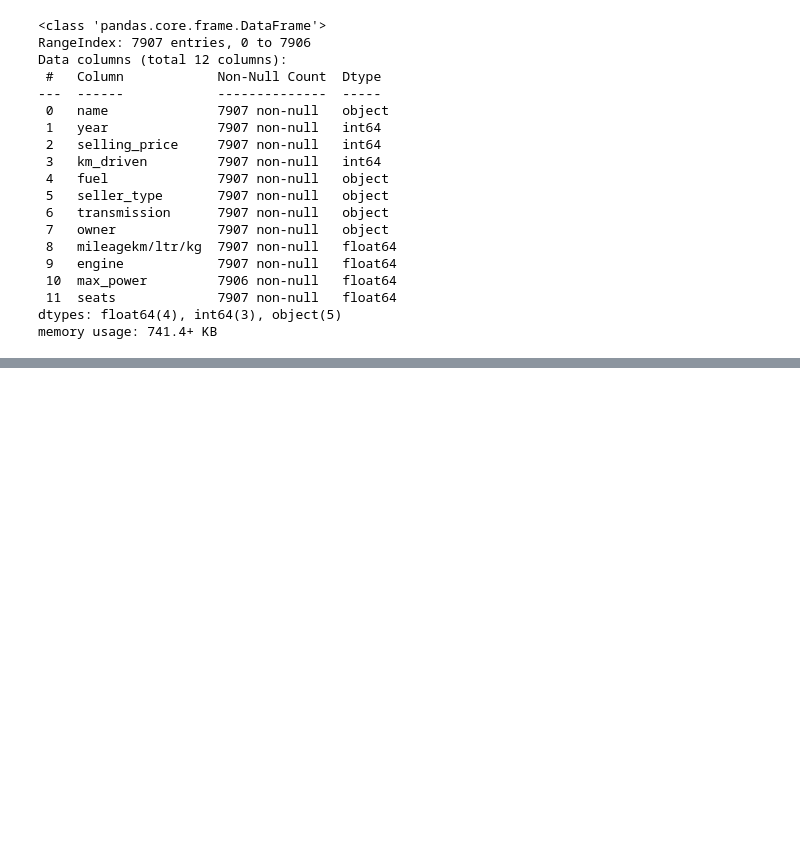
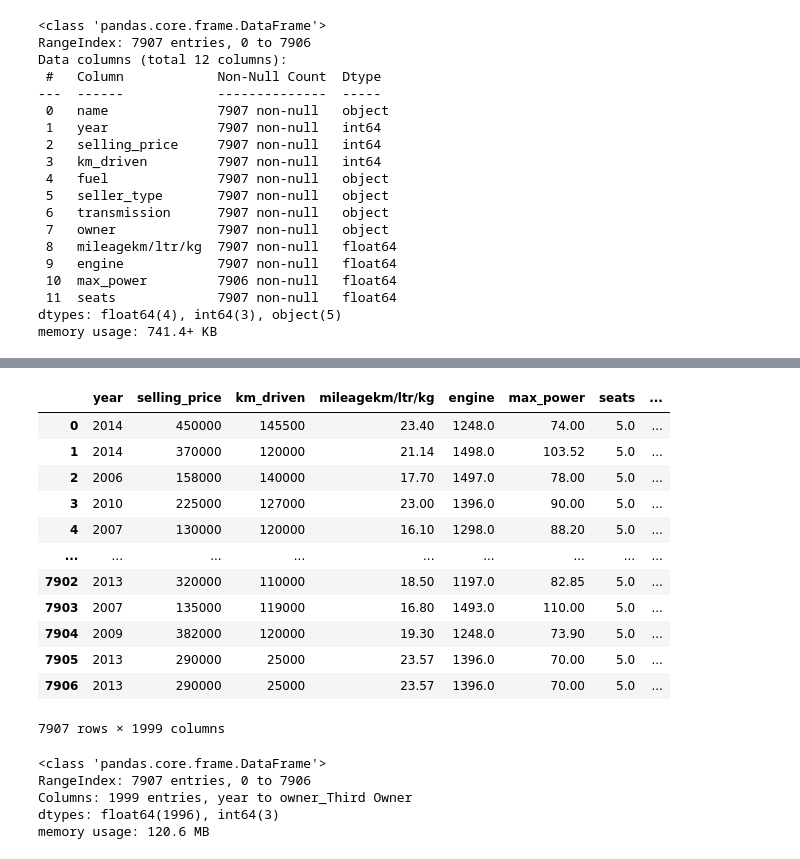
Before and after one commit to PratyushPoddar07/DATA_Project, a Jupyter notebook: CarSelling/CarAnalyst.ipynb, the cells around one changed output, grey strips where cells are left out. Saved outputs shown, nothing was run; the diff lists cells and outputs as text; code cells hidden in the pictures; blank space fills up the shorter version.

```diff
--- a/CarSelling/CarAnalyst.ipynb
+++ b/CarSelling/CarAnalyst.ipynb
@@ -184,3 +184,13 @@ Data columns (total 12 columns):
  11  seats             7907 non-null   float64
 dtypes: float64(4), int64(3), object(5)
 memory usage: 741.4+ KB
+# %%
+from sklearn.preprocessing import OneHotEncoder
+categorical_columns = ['name','fuel', 'seller_type', 'transmission', 'owner']
+encoder = OneHotEncoder(drop='first', sparse_output=False)
+encoded_features = encoder.fit_transform(df[categorical_columns])
+encoded_df = pd.DataFrame(encoded_features, columns=encoder.get_feature_names_out(categorical_columns))
+df = pd.concat([df.drop(categorical_columns, axis=1), encoded_df], axis=1)
+
+# Display the first few rows of the encoded DataFrame
+print(df.head())
@@ -186,0 +215,24 @@ memory usage: 741.4+ KB
+# %%
+df
+# %% [output]
+|  | year | selling_price | km_driven | mileagekm/ltr/kg | engine | max_power | seats | ... |
+| 0 | 2014 | 450000 | 145500 | 23.40 | 1248.0 | 74.00 | 5.0 | ... |
+| 1 | 2014 | 370000 | 120000 | 21.14 | 1498.0 | 103.52 | 5.0 | ... |
+| 2 | 2006 | 158000 | 140000 | 17.70 | 1497.0 | 78.00 | 5.0 | ... |
+| 3 | 2010 | 225000 | 127000 | 23.00 | 1396.0 | 90.00 | 5.0 | ... |
+| 4 | 2007 | 130000 | 120000 | 16.10 | 1298.0 | 88.20 | 5.0 | ... |
+| ... | ... | ... | ... | ... | ... | ... | ... | ... |
+| 7902 | 2013 | 320000 | 110000 | 18.50 | 1197.0 | 82.85 | 5.0 | ... |
+| 7903 | 2007 | 135000 | 119000 | 16.80 | 1493.0 | 110.00 | 5.0 | ... |
+| 7904 | 2009 | 382000 | 120000 | 19.30 | 1248.0 | 73.90 | 5.0 | ... |
+| 7905 | 2013 | 290000 | 25000 | 23.57 | 1396.0 | 70.00 | 5.0 | ... |
+| 7906 | 2013 | 290000 | 25000 | 23.57 | 1396.0 | 70.00 | 5.0 | ... |
+7907 rows × 1999 columns
+# %%
+df.info()
+# %% [output]
+<class 'pandas.core.frame.DataFrame'>
+RangeIndex: 7907 entries, 0 to 7906
+Columns: 1999 entries, year to owner_Third Owner
+dtypes: float64(1996), int64(3)
+memory usage: 120.6 MB
```
Also changed, not shown: parts of 12 cells of this notebook.
